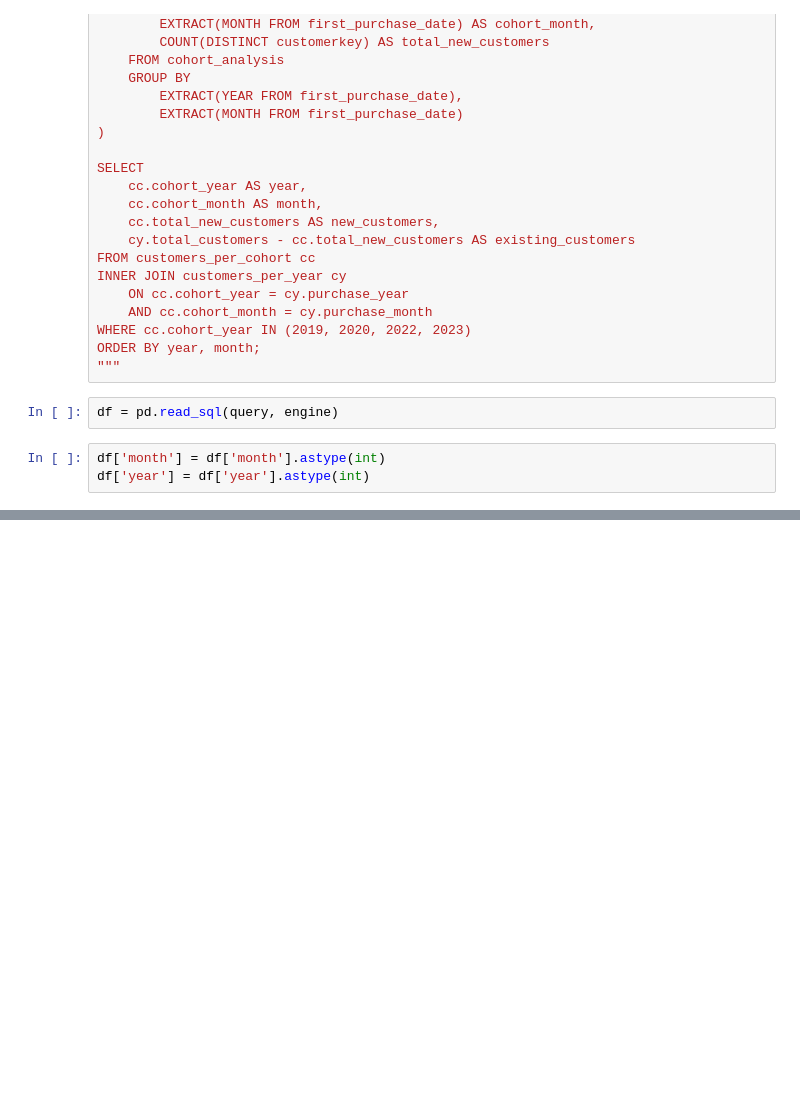
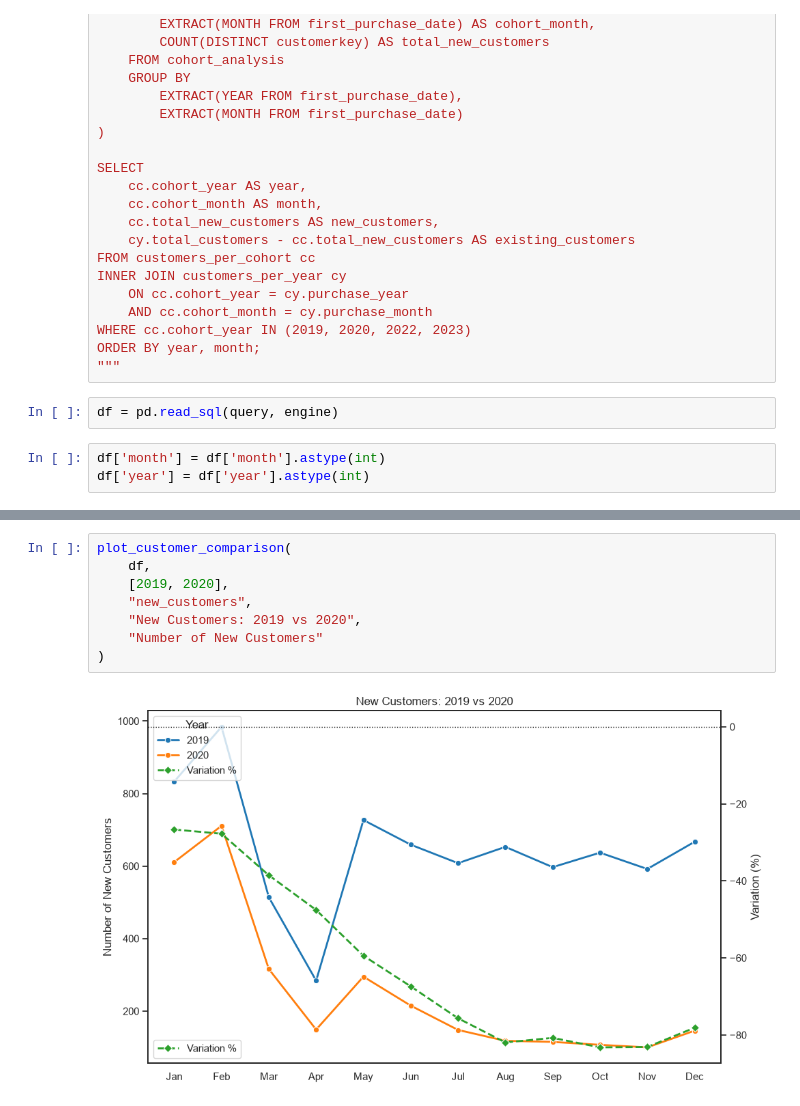
Before and after one commit to guillerminabasso/SQL_Sales_Analysis, a Jupyter notebook: notebooks/4_new_vs_existing_customers.ipynb, the cells around one changed output, grey strips where cells are left out. Saved outputs shown, nothing was run; the diff lists cells and outputs as text; blank space fills up the shorter version.

```diff
--- a/notebooks/4_new_vs_existing_customers.ipynb
+++ b/notebooks/4_new_vs_existing_customers.ipynb
@@ -413,0 +125,10 @@ plt.show()
+# %%
+plot_customer_comparison(
+    df,
+    [2019, 2020],
+    "new_customers",
+    "New Customers: 2019 vs 2020",
+    "Number of New Customers"
+)
+# %% [output]
+[figure, added]
```
Also changed, not shown: parts of 9 cells of this notebook, 5 other files.
